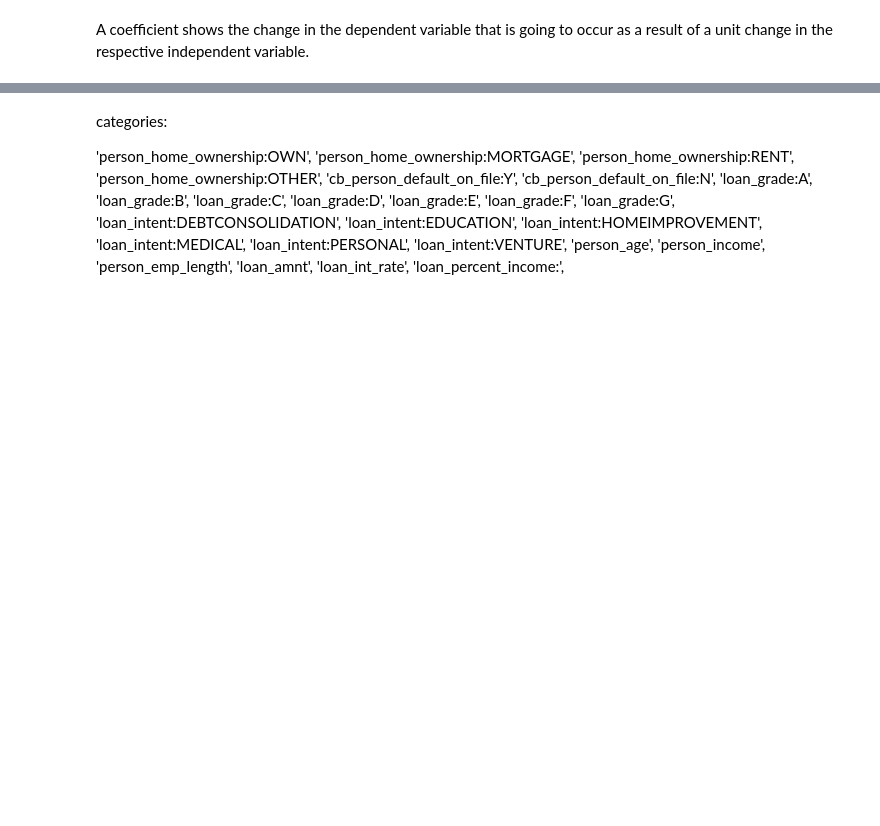
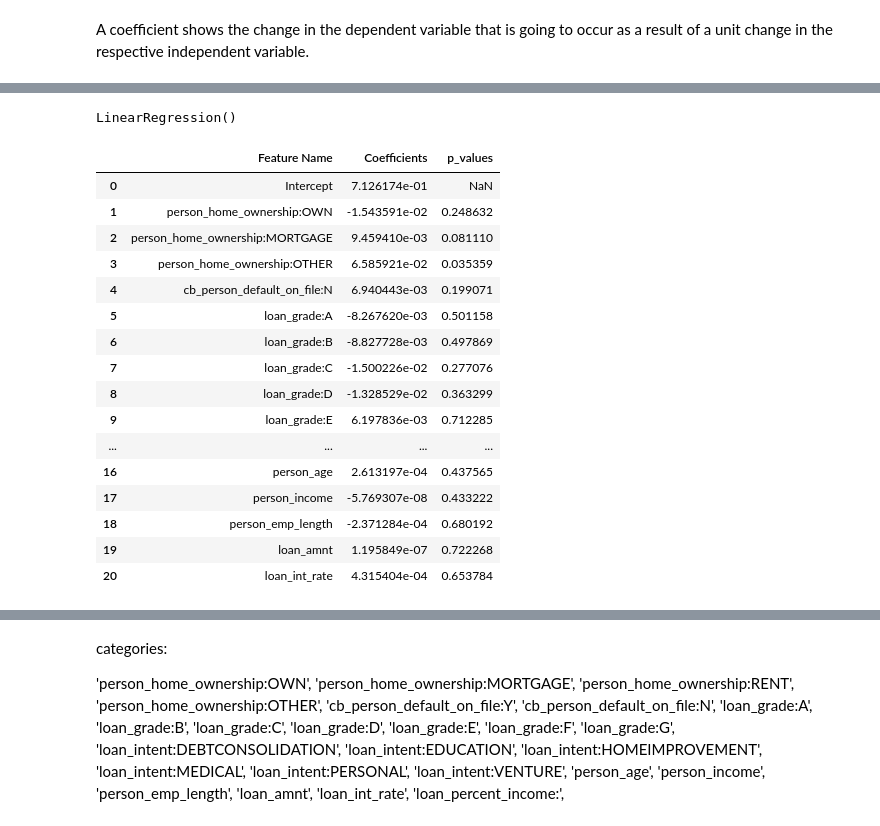
Before and after one commit to harryzyz/CreditRiskDemo, a Jupyter notebook: case1/LDG_Model_and_EAD_model.ipynb, the cells around one changed output, grey strips where cells are left out. Cells and saved outputs as stored; diff of their text form; code cells hidden in the pictures; blank space fills up the shorter version.

```diff
--- a/case1/LDG_Model_and_EAD_model.ipynb
+++ b/case1/LDG_Model_and_EAD_model.ipynb
@@ -527,0 +585,38 @@ A coefficient shows the change in the dependent variable that is going to occur
+# %%
+X_EAD_train = X_EAD_train.drop(reference_cat, axis=1)
+# %%
+reg_ead = LinearRegression()
+# %%
+reg_ead.fit(X_EAD_train, y_EAD_train)
+# %% [output]
+LinearRegression()
+# %%
+feature_name = X_EAD_train.columns.values
+# %%
+summary_table = pd.DataFrame(columns=['Feature Name'], data=feature_name)
+summary_table['Coefficients'] = np.transpose(reg_ead.coef_)
+summary_table.index = summary_table.index + 1
+summary_table.loc[0] = ['Intercept', reg_ead.intercept_]
+summary_table = summary_table.sort_index()
+p_values = reg_ead.p
+p_values = np.append(np.nan, np.array(p_values))
+summary_table['p_values'] = p_values
+summary_table
+# %% [output]
+|  | Feature Name | Coefficients | p_values |
+| 0 | Intercept | 7.126174e-01 | NaN |
+| 1 | person_home_ownership:OWN | -1.543591e-02 | 0.248632 |
+| 2 | person_home_ownership:MORTGAGE | 9.459410e-03 | 0.081110 |
+| 3 | person_home_ownership:OTHER | 6.585921e-02 | 0.035359 |
+| 4 | cb_person_default_on_file:N | 6.940443e-03 | 0.199071 |
+| 5 | loan_grade:A | -8.267620e-03 | 0.501158 |
+| 6 | loan_grade:B | -8.827728e-03 | 0.497869 |
+| 7 | loan_grade:C | -1.500226e-02 | 0.277076 |
+| 8 | loan_grade:D | -1.328529e-02 | 0.363299 |
+| 9 | loan_grade:E | 6.197836e-03 | 0.712285 |
+| ... | ... | ... | ... |
+| 16 | person_age | 2.613197e-04 | 0.437565 |
+| 17 | person_income | -5.769307e-08 | 0.433222 |
+| 18 | person_emp_length | -2.371284e-04 | 0.680192 |
+| 19 | loan_amnt | 1.195849e-07 | 0.722268 |
+| 20 | loan_int_rate | 4.315404e-04 | 0.653784 |
```
Also changed, not shown: parts of 66 cells of this notebook, 1 other file.
